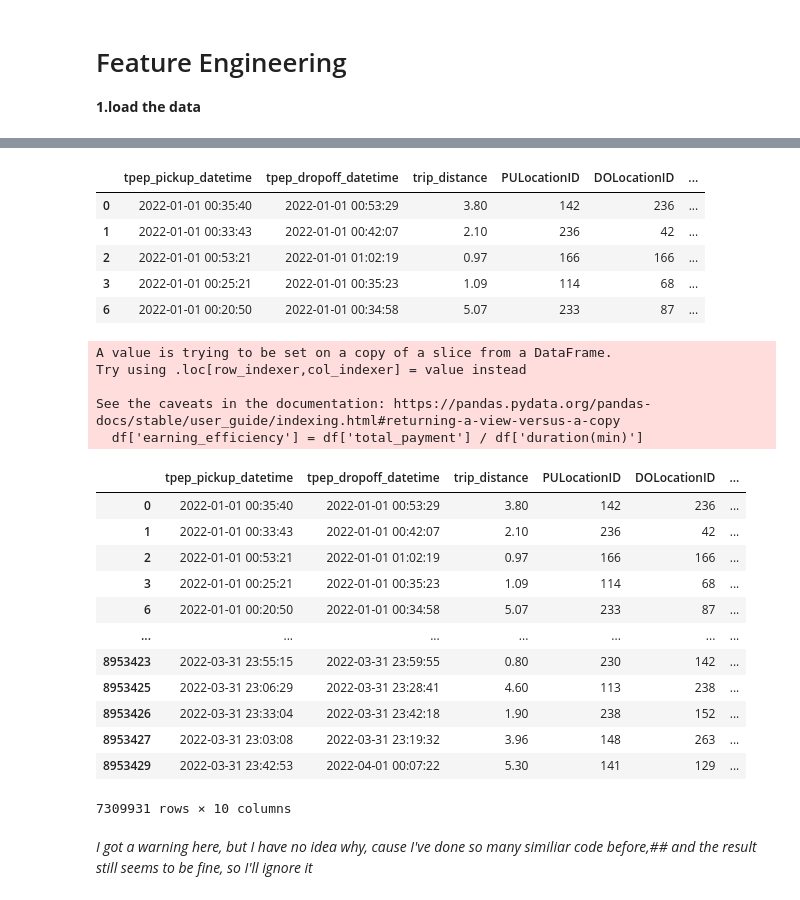
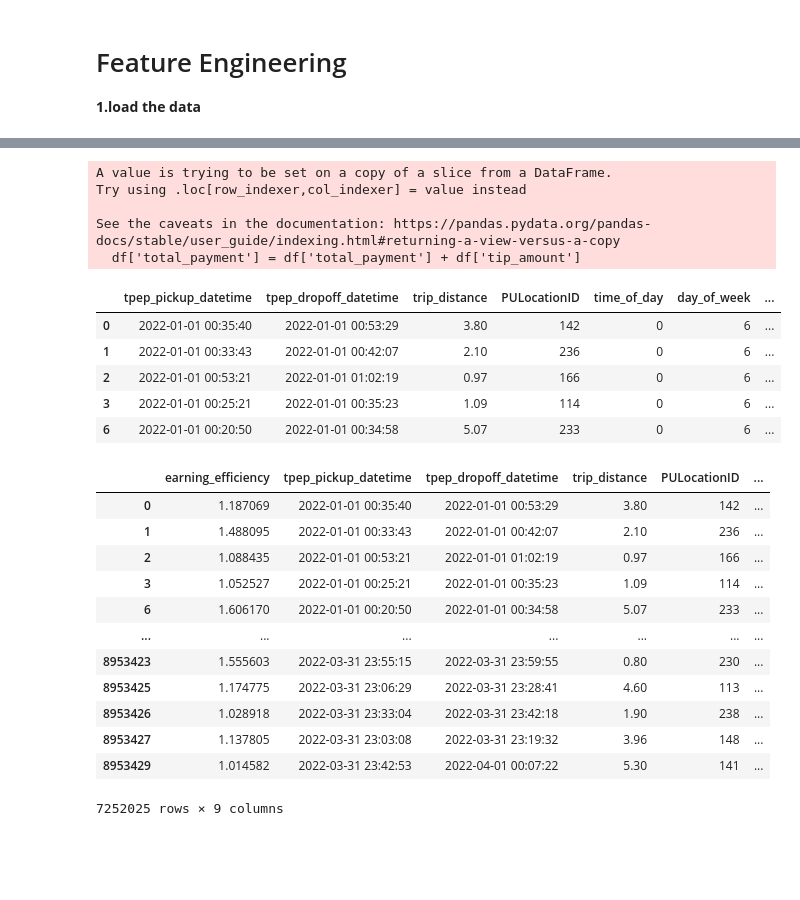
Before and after one commit to MAST30034-Applied-Data-Science/mast30034-project-1-LZY-Ziyi, a Jupyter notebook: notebooks/feature_engineering.ipynb, the cells around one changed output, grey strips where cells are left out. Saved outputs shown, nothing was run; the diff lists cells and outputs as text; code cells hidden in the pictures; blank space fills up the shorter version.

```diff
--- a/notebooks/feature_engineering.ipynb
+++ b/notebooks/feature_engineering.ipynb
@@ -24,6 +26,6 @@ df
 # %%
 # time of the day and day of week could be a useful feature for analysing
-df['time of the day'] = df['tpep_pickup_datetime'].dt.hour
-df['day of week'] = df['tpep_pickup_datetime'].dt.weekday+1
+df['time_of_day'] = df['tpep_pickup_datetime'].dt.hour
+df['day_of_week'] = df['tpep_pickup_datetime'].dt.weekday+1
 df
 # %% [output]
@@ -61,0 +76,5 @@ df
+# %%
+# as the google map, the time travel from one side of nyc to the farest side takes about 50 miniutes
+# there for the duration >200 would be fair enough to drop
+df = df[df['duration(min)'] < 200]
+df.shape
@@ -106,43 +137,40 @@ df
 # %%
 # now we can update the payment with the tips
 df['total_payment'] = df['total_payment'] + df['tip_amount']
 # and then we can drop all the other feature about the payment
-df = df.iloc[:,[0,1,2,3,4,10,11,12,13]]
+df = df.iloc[:,[0,1,2,3,9,10,11,12]]
 df.head()
 # %% [output]
+A value is trying to be set on a copy of a slice from a DataFrame.
+Try using .loc[row_indexer,col_indexer] = value instead
+
+See the caveats in the documentation: https://pandas.pydata.org/pandas-docs/stable/user_guide/indexing.html#returning-a-view-versus-a-copy
+  df['total_payment'] = df['total_payment'] + df['tip_amount']
-|  | tpep_pickup_datetime | tpep_dropoff_datetime | trip_distance | PULocationID | DOLocationID | ... |
-| 0 | 2022-01-01 00:35:40 | 2022-01-01 00:53:29 | 3.80 | 142 | 236 | ... |
-| 1 | 2022-01-01 00:33:43 | 2022-01-01 00:42:07 | 2.10 | 236 | 42 | ... |
-| 2 | 2022-01-01 00:53:21 | 2022-01-01 01:02:19 | 0.97 | 166 | 166 | ... |
-| 3 | 2022-01-01 00:25:21 | 2022-01-01 00:35:23 | 1.09 | 114 | 68 | ... |
-| 6 | 2022-01-01 00:20:50 | 2022-01-01 00:34:58 | 5.07 | 233 | 87 | ... |
+|  | tpep_pickup_datetime | tpep_dropoff_datetime | trip_distance | PULocationID | time_of_day | day_of_week | ... |
+| 0 | 2022-01-01 00:35:40 | 2022-01-01 00:53:29 | 3.80 | 142 | 0 | 6 | ... |
+| 1 | 2022-01-01 00:33:43 | 2022-01-01 00:42:07 | 2.10 | 236 | 0 | 6 | ... |
+| 2 | 2022-01-01 00:53:21 | 2022-01-01 01:02:19 | 0.97 | 166 | 0 | 6 | ... |
+| 3 | 2022-01-01 00:25:21 | 2022-01-01 00:35:23 | 1.09 | 114 | 0 | 6 | ... |
+| 6 | 2022-01-01 00:20:50 | 2022-01-01 00:34:58 | 5.07 | 233 | 0 | 6 | ... |
 # %%
 # I want use earning efficiency (payment/time) for a tip to represent the
 # earning rate for each singe tip
-df['earning_efficiency'] = df['total_payment'] / df['duration(min)']
+df.insert(0,"earning_efficiency",df['total_payment'] / df['duration(min)'])
 df
 # %% [output]
+|  | earning_efficiency | tpep_pickup_datetime | tpep_dropoff_datetime | trip_distance | PULocationID | ... |
+| 0 | 1.187069 | 2022-01-01 00:35:40 | 2022-01-01 00:53:29 | 3.80 | 142 | ... |
+| 1 | 1.488095 | 2022-01-01 00:33:43 | 2022-01-01 00:42:07 | 2.10 | 236 | ... |
+| 2 | 1.088435 | 2022-01-01 00:53:21 | 2022-01-01 01:02:19 | 0.97 | 166 | ... |
+| 3 | 1.052527 | 2022-01-01 00:25:21 | 2022-01-01 00:35:23 | 1.09 | 114 | ... |
+| 6 | 1.606170 | 2022-01-01 00:20:50 | 2022-01-01 00:34:58 | 5.07 | 233 | ... |
+| ... | ... | ... | ... | ... | ... | ... |
+| 8953423 | 1.555603 | 2022-03-31 23:55:15 | 2022-03-31 23:59:55 | 0.80 | 230 | ... |
+| 8953425 | 1.174775 | 2022-03-31 23:06:29 | 2022-03-31 23:28:41 | 4.60 | 113 | ... |
+| 8953426 | 1.028918 | 2022-03-31 23:33:04 | 2022-03-31 23:42:18 | 1.90 | 238 | ... |
+| 8953427 | 1.137805 | 2022-03-31 23:03:08 | 2022-03-31 23:19:32 | 3.96 | 148 | ... |
+| 8953429 | 1.014582 | 2022-03-31 23:42:53 | 2022-04-01 00:07:22 | 5.30 | 141 | ... |
-A value is trying to be set on a copy of a slice from a DataFrame.
-Try using .loc[row_indexer,col_indexer] = value instead
-
-See the caveats in the documentation: https://pandas.pydata.org/pandas-docs/stable/user_guide/indexing.html#returning-a-view-versus-a-copy
-  df['earning_efficiency'] = df['total_payment'] / df['duration(min)']
+7252025 rows × 9 columns
-|  | tpep_pickup_datetime | tpep_dropoff_datetime | trip_distance | PULocationID | DOLocationID | ... |
-| 0 | 2022-01-01 00:35:40 | 2022-01-01 00:53:29 | 3.80 | 142 | 236 | ... |
-| 1 | 2022-01-01 00:33:43 | 2022-01-01 00:42:07 | 2.10 | 236 | 42 | ... |
-| 2 | 2022-01-01 00:53:21 | 2022-01-01 01:02:19 | 0.97 | 166 | 166 | ... |
-| 3 | 2022-01-01 00:25:21 | 2022-01-01 00:35:23 | 1.09 | 114 | 68 | ... |
-| 6 | 2022-01-01 00:20:50 | 2022-01-01 00:34:58 | 5.07 | 233 | 87 | ... |
-| ... | ... | ... | ... | ... | ... | ... |
-| 8953423 | 2022-03-31 23:55:15 | 2022-03-31 23:59:55 | 0.80 | 230 | 142 | ... |
-| 8953425 | 2022-03-31 23:06:29 | 2022-03-31 23:28:41 | 4.60 | 113 | 238 | ... |
-| 8953426 | 2022-03-31 23:33:04 | 2022-03-31 23:42:18 | 1.90 | 238 | 152 | ... |
-| 8953427 | 2022-03-31 23:03:08 | 2022-03-31 23:19:32 | 3.96 | 148 | 263 | ... |
-| 8953429 | 2022-03-31 23:42:53 | 2022-04-01 00:07:22 | 5.30 | 141 | 129 | ... |
-7309931 rows × 10 columns
-# %% [markdown]
-*I got a warning here, but I have no idea why, cause I've done so many similiar code before,##*
-*and the result still seems to be fine, so I'll ignore it*
 # %%
 df['earning_efficiency'].describe()
 # %% [output]
```
Also changed, not shown: parts of 19 cells of this notebook, 5 other files.
